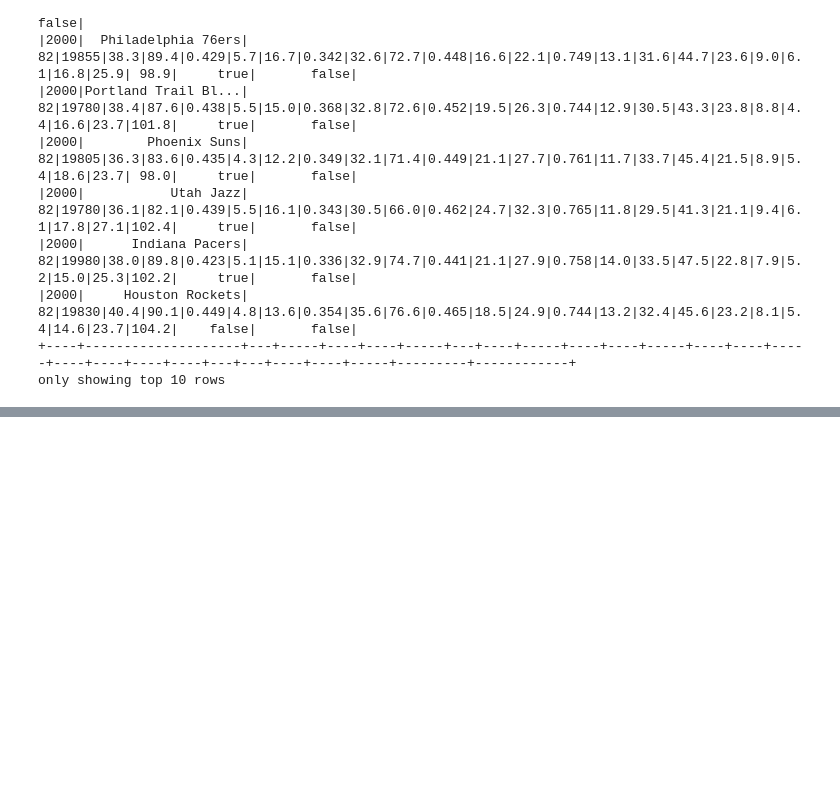
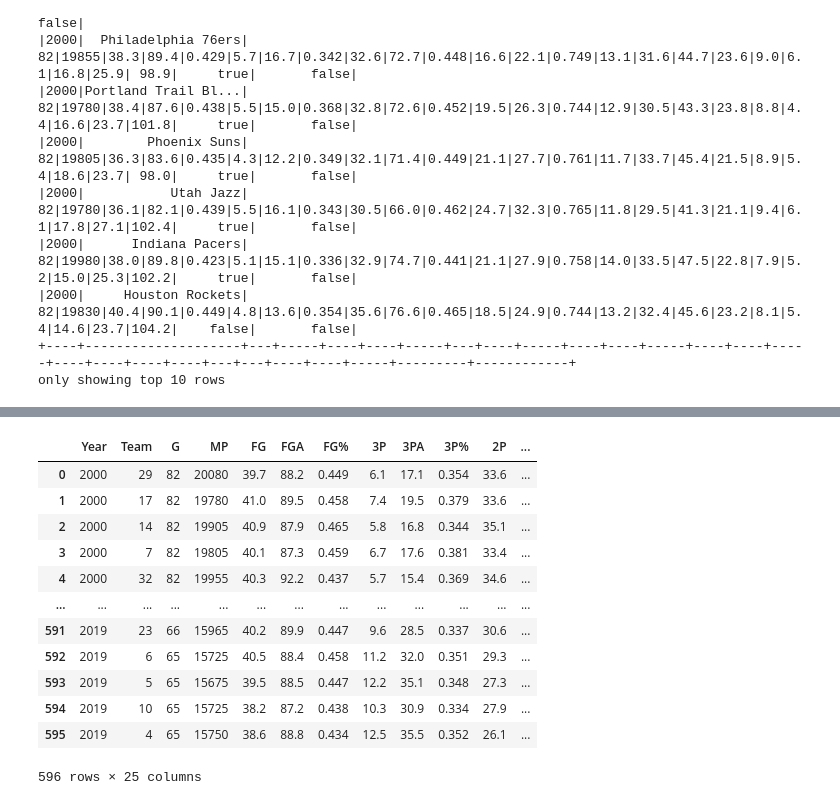
Before and after one commit to jonsb-coding/NBA_Analysis, a Jupyter notebook: NBAData.ipynb, the cells around one changed output, grey strips where cells are left out. Cells and saved outputs as stored; diff of their text form; code cells hidden in the pictures; blank space fills up the shorter version.

```diff
--- a/NBAData.ipynb
+++ b/NBAData.ipynb
@@ -108,0 +147,20 @@ print(Team_DF)
+# %%
+from sklearn.preprocessing import LabelEncoder
+team_encoder = LabelEncoder()
+team_encoder.fit(team_X["Team"])
+team_X["Team"] = team_encoder.transform(team_X["Team"])
+team_X
+# %% [output]
+|  | Year | Team | G | MP | FG | FGA | FG% | 3P | 3PA | 3P% | 2P | ... |
+| 0 | 2000 | 29 | 82 | 20080 | 39.7 | 88.2 | 0.449 | 6.1 | 17.1 | 0.354 | 33.6 | ... |
+| 1 | 2000 | 17 | 82 | 19780 | 41.0 | 89.5 | 0.458 | 7.4 | 19.5 | 0.379 | 33.6 | ... |
+| 2 | 2000 | 14 | 82 | 19905 | 40.9 | 87.9 | 0.465 | 5.8 | 16.8 | 0.344 | 35.1 | ... |
+| 3 | 2000 | 7 | 82 | 19805 | 40.1 | 87.3 | 0.459 | 6.7 | 17.6 | 0.381 | 33.4 | ... |
+| 4 | 2000 | 32 | 82 | 19955 | 40.3 | 92.2 | 0.437 | 5.7 | 15.4 | 0.369 | 34.6 | ... |
+| ... | ... | ... | ... | ... | ... | ... | ... | ... | ... | ... | ... | ... |
+| 591 | 2019 | 23 | 66 | 15965 | 40.2 | 89.9 | 0.447 | 9.6 | 28.5 | 0.337 | 30.6 | ... |
+| 592 | 2019 | 6 | 65 | 15725 | 40.5 | 88.4 | 0.458 | 11.2 | 32.0 | 0.351 | 29.3 | ... |
+| 593 | 2019 | 5 | 65 | 15675 | 39.5 | 88.5 | 0.447 | 12.2 | 35.1 | 0.348 | 27.3 | ... |
+| 594 | 2019 | 10 | 65 | 15725 | 38.2 | 87.2 | 0.438 | 10.3 | 30.9 | 0.334 | 27.9 | ... |
+| 595 | 2019 | 4 | 65 | 15750 | 38.6 | 88.8 | 0.434 | 12.5 | 35.5 | 0.352 | 26.1 | ... |
+596 rows × 25 columns
```
Also changed, not shown: parts of 24 cells of this notebook.
